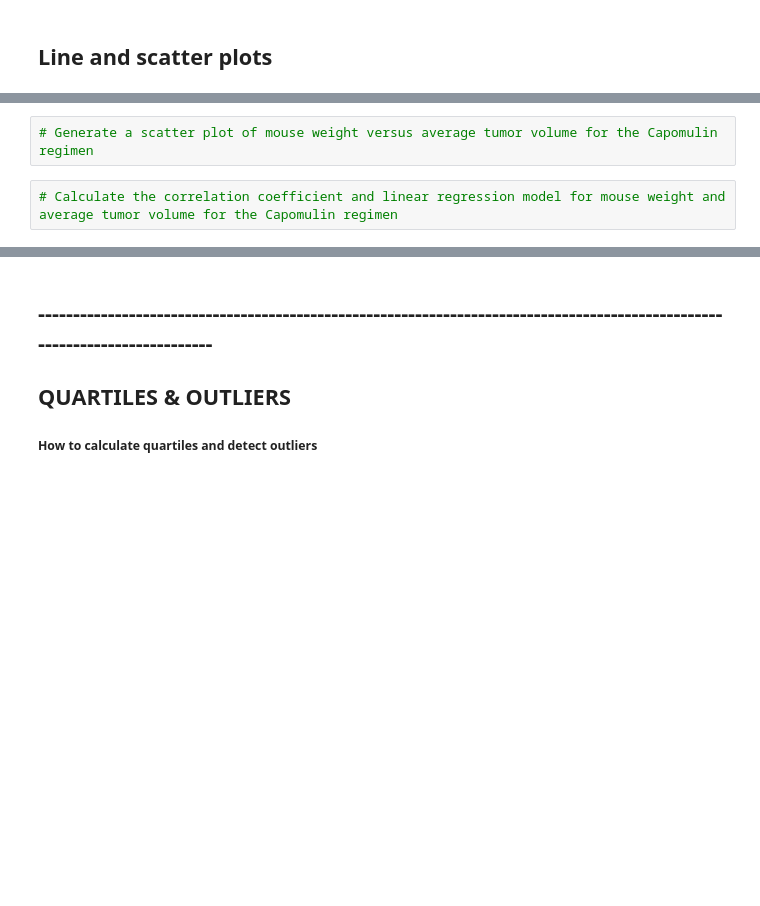
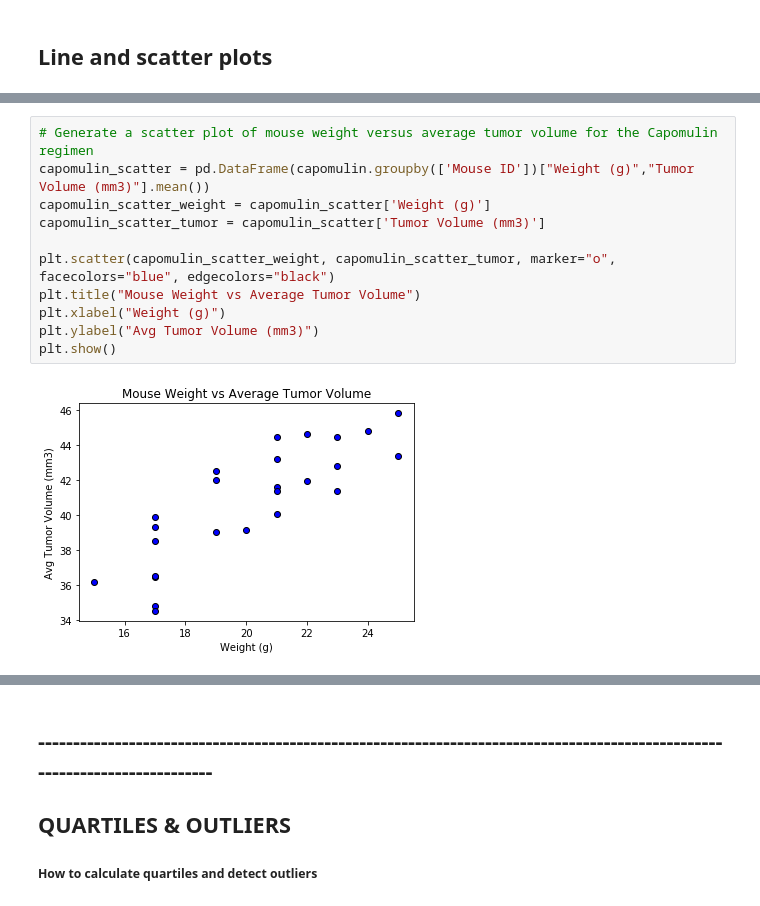
Before and after one commit to herge008/matplotlib-challenge, a Jupyter notebook: Phymaceuticals.ipynb, the cells around one changed output, grey strips where cells are left out. Cells and saved outputs as stored; diff of their text form; blank space fills up the shorter version.

```diff
--- a/Phymaceuticals.ipynb
+++ b/Phymaceuticals.ipynb
@@ -300,4 +315,13 @@ plt.show()
-# %%
-# Generate a scatter plot of mouse weight versus average tumor volume for the Capomulin regimen
-# %%
-# Calculate the correlation coefficient and linear regression model for mouse weight and average tumor volume for the Capomulin regimen
+# %%
+# Generate a scatter plot of mouse weight versus average tumor volume for the Capomulin regimen
+capomulin_scatter = pd.DataFrame(capomulin.groupby(['Mouse ID'])["Weight (g)","Tumor Volume (mm3)"].mean())
+capomulin_scatter_weight = capomulin_scatter['Weight (g)']
+capomulin_scatter_tumor = capomulin_scatter['Tumor Volume (mm3)']
+
+plt.scatter(capomulin_scatter_weight, capomulin_scatter_tumor, marker="o", facecolors="blue", edgecolors="black")
+plt.title("Mouse Weight vs Average Tumor Volume")
+plt.xlabel("Weight (g)")
+plt.ylabel("Avg Tumor Volume (mm3)")
+plt.show()
+# %% [output]
+[figure, added]
```
Also changed, not shown: parts of 5 cells of this notebook.
